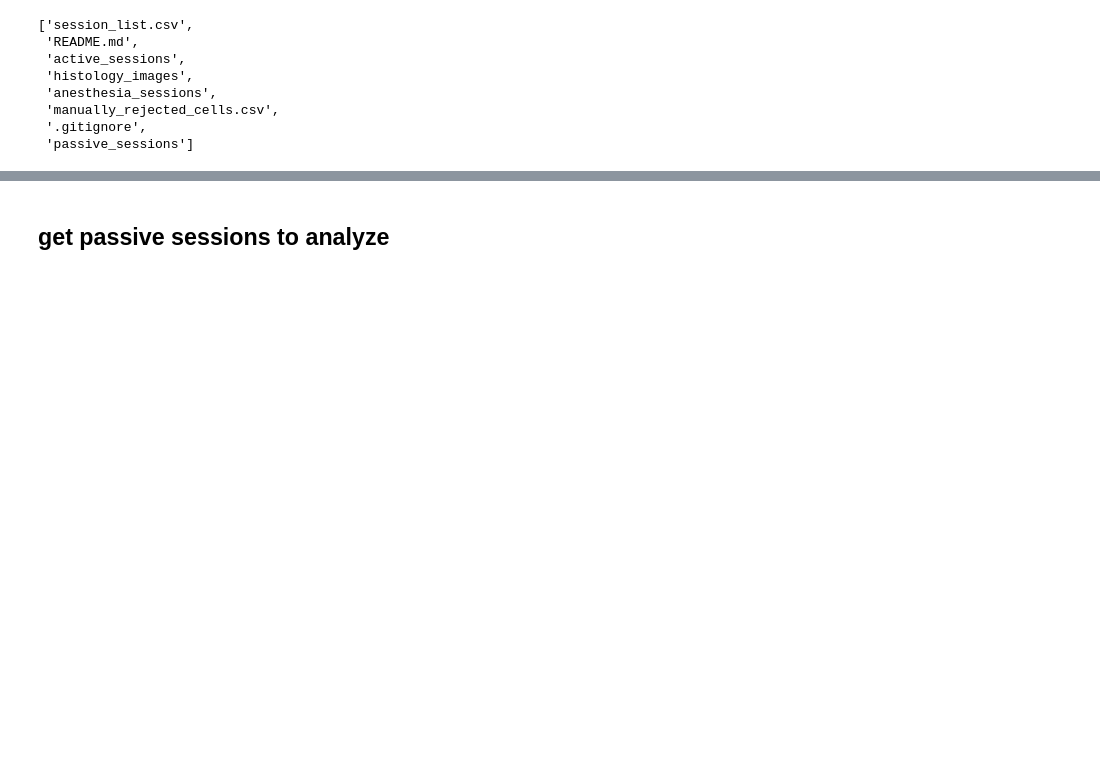
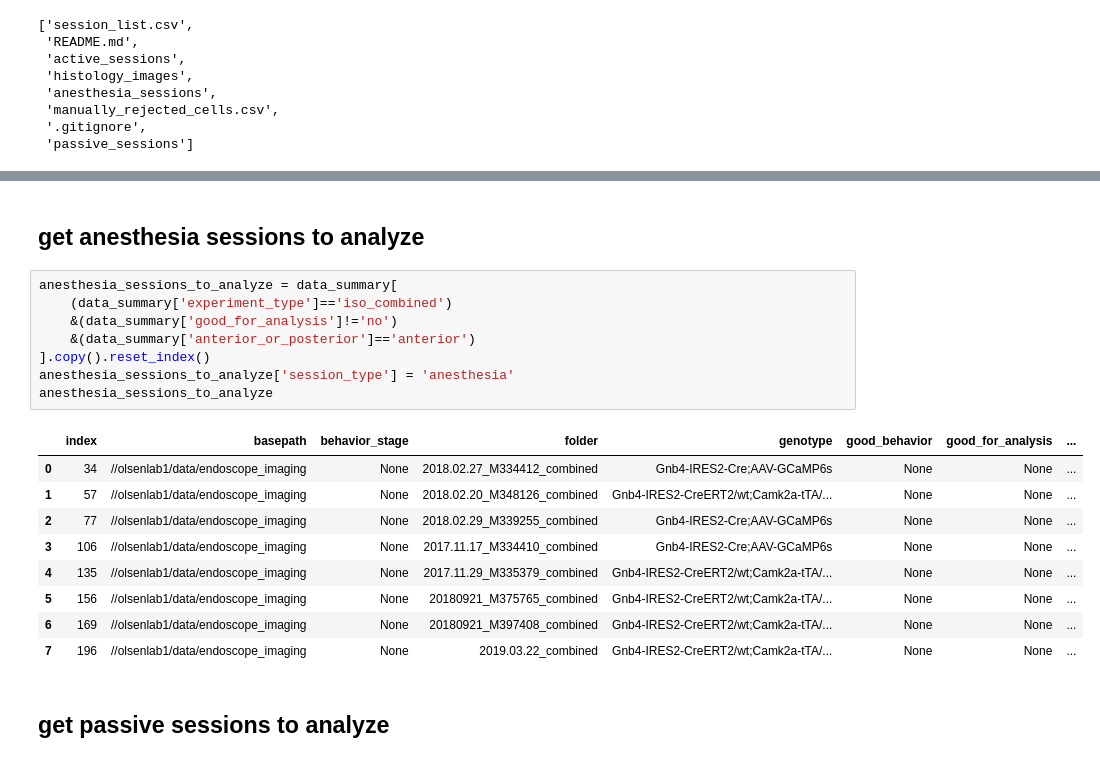
Before and after one commit to AllenInstitute/claustrum_imaging_manuscript, a Jupyter notebook: utilities/process_data.ipynb, the cells around one changed output, grey strips where cells are left out. Cells and saved outputs as stored; diff of their text form; blank space fills up the shorter version.

```diff
--- a/utilities/process_data.ipynb
+++ b/utilities/process_data.ipynb
@@ -55,3 +54,23 @@ mice_table
+# %% [markdown]
+## get anesthesia sessions to analyze
+# %%
+anesthesia_sessions_to_analyze = data_summary[
+    (data_summary['experiment_type']=='iso_combined')
+    &(data_summary['good_for_analysis']!='no')
+    &(data_summary['anterior_or_posterior']=='anterior')
+].copy().reset_index()
+anesthesia_sessions_to_analyze['session_type'] = 'anesthesia'
+anesthesia_sessions_to_analyze
+# %% [output]
+|  | index | basepath | behavior_stage | folder | genotype | good_behavior | good_for_analysis | ... |
+| 0 | 34 | //olsenlab1/data/endoscope_imaging | None | 2018.02.27_M334412_combined | Gnb4-IRES2-Cre;AAV-GCaMP6s | None | None | ... |
+| 1 | 57 | //olsenlab1/data/endoscope_imaging | None | 2018.02.20_M348126_combined | Gnb4-IRES2-CreERT2/wt;Camk2a-tTA/... | None | None | ... |
+| 2 | 77 | //olsenlab1/data/endoscope_imaging | None | 2018.02.29_M339255_combined | Gnb4-IRES2-Cre;AAV-GCaMP6s | None | None | ... |
+| 3 | 106 | //olsenlab1/data/endoscope_imaging | None | 2017.11.17_M334410_combined | Gnb4-IRES2-Cre;AAV-GCaMP6s | None | None | ... |
+| 4 | 135 | //olsenlab1/data/endoscope_imaging | None | 2017.11.29_M335379_combined | Gnb4-IRES2-CreERT2/wt;Camk2a-tTA/... | None | None | ... |
+| 5 | 156 | //olsenlab1/data/endoscope_imaging | None | 20180921_M375765_combined | Gnb4-IRES2-CreERT2/wt;Camk2a-tTA/... | None | None | ... |
+| 6 | 169 | //olsenlab1/data/endoscope_imaging | None | 20180921_M397408_combined | Gnb4-IRES2-CreERT2/wt;Camk2a-tTA/... | None | None | ... |
+| 7 | 196 | //olsenlab1/data/endoscope_imaging | None | 2019.03.22_combined | Gnb4-IRES2-CreERT2/wt;Camk2a-tTA/... | None | None | ... |
 # %% [markdown]
 ## get passive sessions to analyze
 # %%
```
Also changed, not shown: parts of 9 cells of this notebook, 1 other file.
